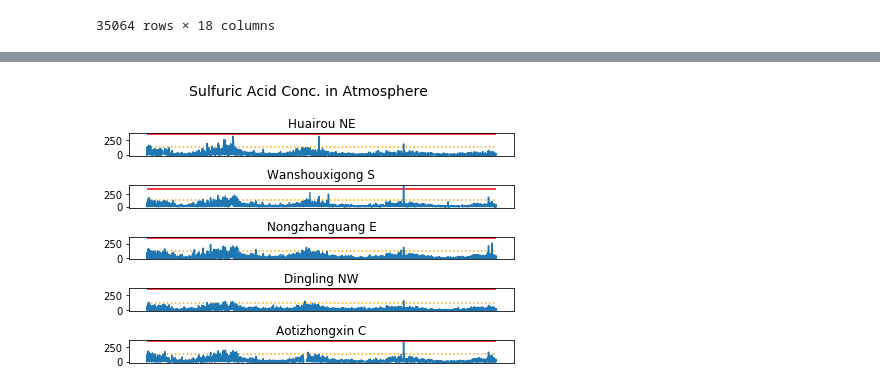
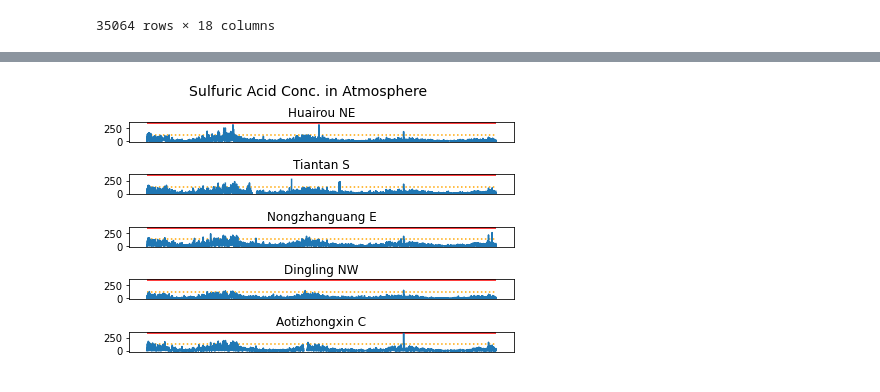
Before and after one commit to halujeff5/Beijing_Air_Quality, a Jupyter notebook: Beijing_Air_Quality.ipynb, the cells around one changed output, grey strips where cells are left out. Drawn from its saved outputs; the diff is of its cells as text; code cells hidden in the pictures.

```diff
--- a/Beijing_Air_Quality.ipynb
+++ b/Beijing_Air_Quality.ipynb
@@ -84,5 +84,5 @@ df10=pd.read_csv('PRSA_Data_Changping_20130301-20170228.csv')
 # %%
-df11=pd.read_csv('PRSA_Data_Aotizhongxin_20130301-20170228.csv')
+df11=pd.read_csv('~jeffreyng/PRSA_Data_Aotizhongxin_20130301-20170228.csv')
 # %% [markdown]
 ![Screen%20Shot%202021-09-03%20at%2010.26.19%20AM.png](attachment:Screen%20Shot%202021-09-03%20at%2010.26.19%20AM.png)
 # %% [markdown]
@@ -108,2 +106,10 @@ sns.countplot(y=df11.wd, orient= 'h')
 # %% [markdown]
 ### Data Preprocessing for Time Series
+# %%
+df2['datetime']= df2[df2.columns[1:5]].apply(lambda x: ','.join(x.dropna().astype(str)),
+                                                axis=1)
+# %%
+df2.datetime= [ele.replace(',', '-') for ele in df2.datetime]
+# %%
+df2.datetime = [datetime.strptime(ele, "%Y-%m-%d-%H") for ele in df2.datetime]
+df2.set_index('datetime')
@@ -380,25 +379,26 @@ plt.xticks(rotation = 45)
 # %%
 fig, axs = plt.subplots(5)
-fig.suptitle('Sulfuric Acid Conc. in Atmosphere', fontsize=14, va= 'baseline')
+fig.suptitle('Sulfuric Acid Conc. in Atmosphere', fontsize=14)
 
 
 axs[0].plot(df5.datetime, df5.SO2)
-axs[1].plot(df.datetime, df.SO2)
+axs[1].plot(df2.datetime, df2.SO2)
 axs[2].plot(df4.datetime, df4.SO2)
 axs[3].plot(df9.datetime, df9.SO2)
 axs[4].plot(df11.datetime, df11.SO2)
 axs[0].title.set_text('Huairou NE')
-axs[1].title.set_text('Wanshouxigong S')
+axs[1].title.set_text('Tiantan S')
 axs[2].title.set_text('Nongzhanguang E')
 axs[3].title.set_text('Dingling NW')
 axs[4].title.set_text('Aotizhongxin C')
 for axs in axs:
     axs.set_xticks([])
     axs.hlines(y=125, xmin='2013-03-01', xmax='2017-02-28', color='orange', label='mean/day', linestyles='dotted')
     axs.hlines(y=350, xmin='2013-03-01', xmax='2017-02-28', color='red', label='hour/day')
 plt.xticks(rotation = 45)
 plt.tight_layout()
 fig.subplots_adjust(top=.85)
+plt.savefig('so2conc.png')
 plt.show()
 # %% [output]
-[figure, old version]
+[figure, new version]
```
Also changed, not shown: parts of 20 cells of this notebook.
